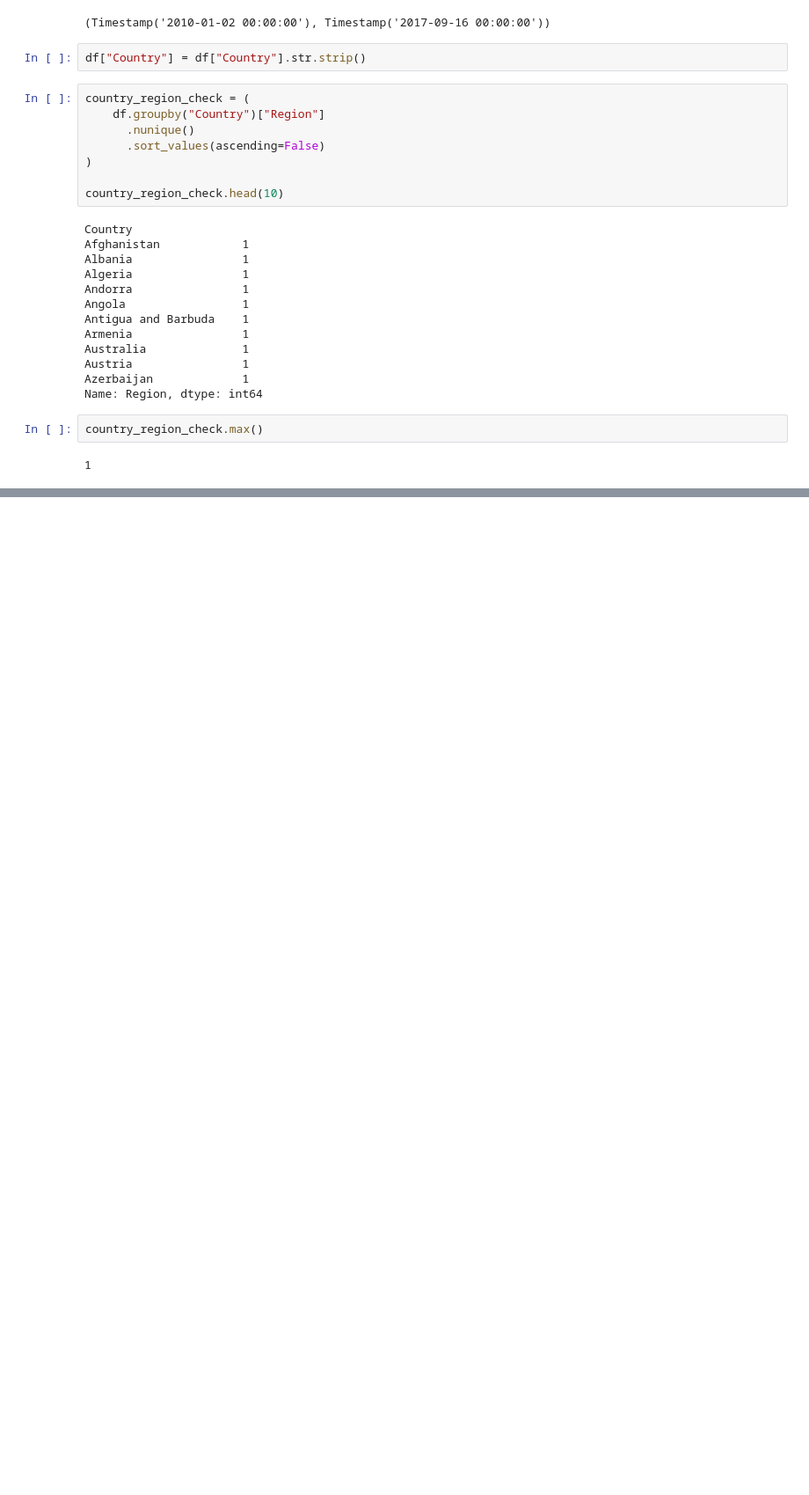
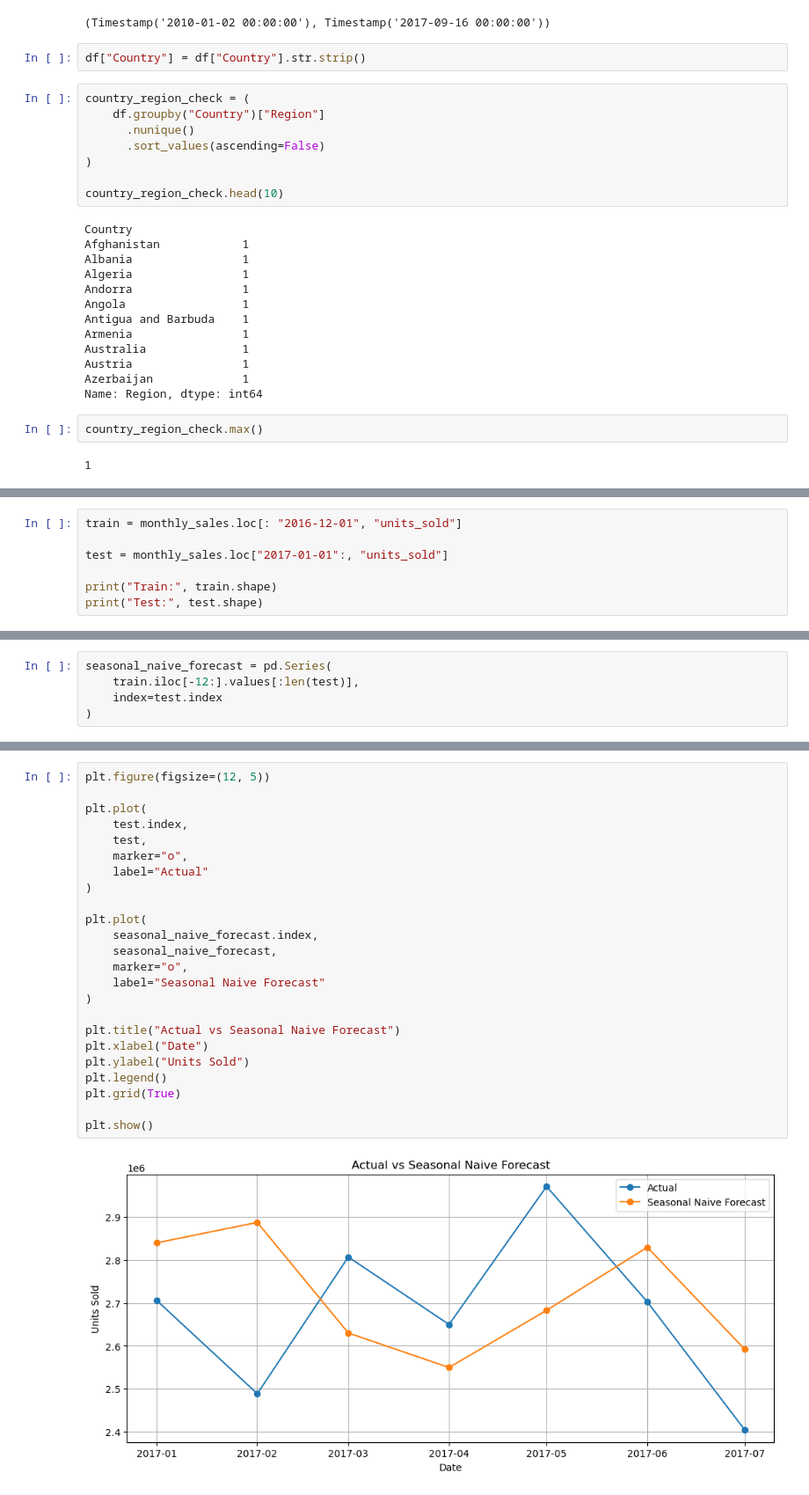
Before and after one commit to sankya-jadhav/retail-sales-analytics-forecasting, a Jupyter notebook: notebook/sales.ipynb, the cells around one changed output, grey strips where cells are left out. Shown at 88% size. Cells and saved outputs as stored; diff of their text form; blank space fills up the shorter version.

```diff
--- a/notebook/sales.ipynb
+++ b/notebook/sales.ipynb
@@ -413,0 +468,7 @@ country_region_check.max()
+# %%
+train = monthly_sales.loc[: "2016-12-01", "units_sold"]
+
+test = monthly_sales.loc["2017-01-01":, "units_sold"]
+
+print("Train:", train.shape)
+print("Test:", test.shape)
@@ -413,0 +544,5 @@ country_region_check.max()
+# %%
+seasonal_naive_forecast = pd.Series(
+    train.iloc[-12:].values[:len(test)],
+    index=test.index
+)
@@ -413,0 +579,26 @@ country_region_check.max()
+# %%
+plt.figure(figsize=(12, 5))
+
+plt.plot(
+    test.index,
+    test,
+    marker="o",
+    label="Actual"
+)
+
+plt.plot(
+    seasonal_naive_forecast.index,
+    seasonal_naive_forecast,
+    marker="o",
+    label="Seasonal Naive Forecast"
+)
+
+plt.title("Actual vs Seasonal Naive Forecast")
+plt.xlabel("Date")
+plt.ylabel("Units Sold")
+plt.legend()
+plt.grid(True)
+
+plt.show()
+# %% [output]
+[figure, added]
```
Also changed, not shown: parts of 53 cells of this notebook, 7 other files.
